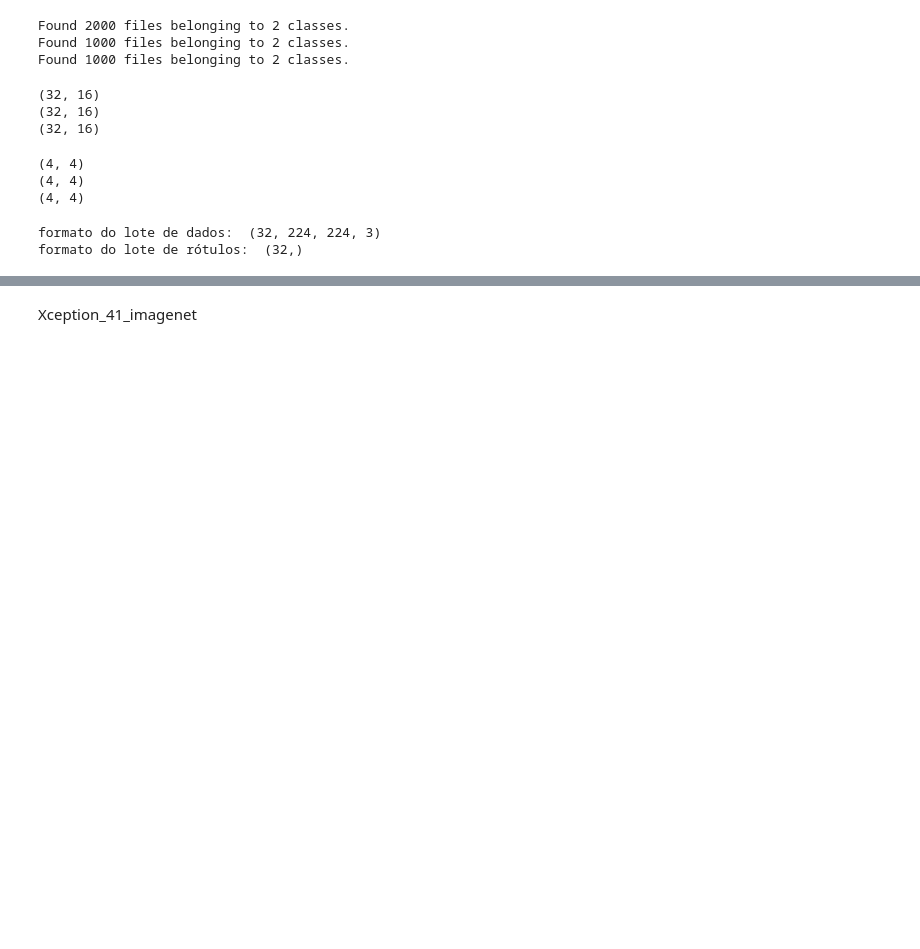
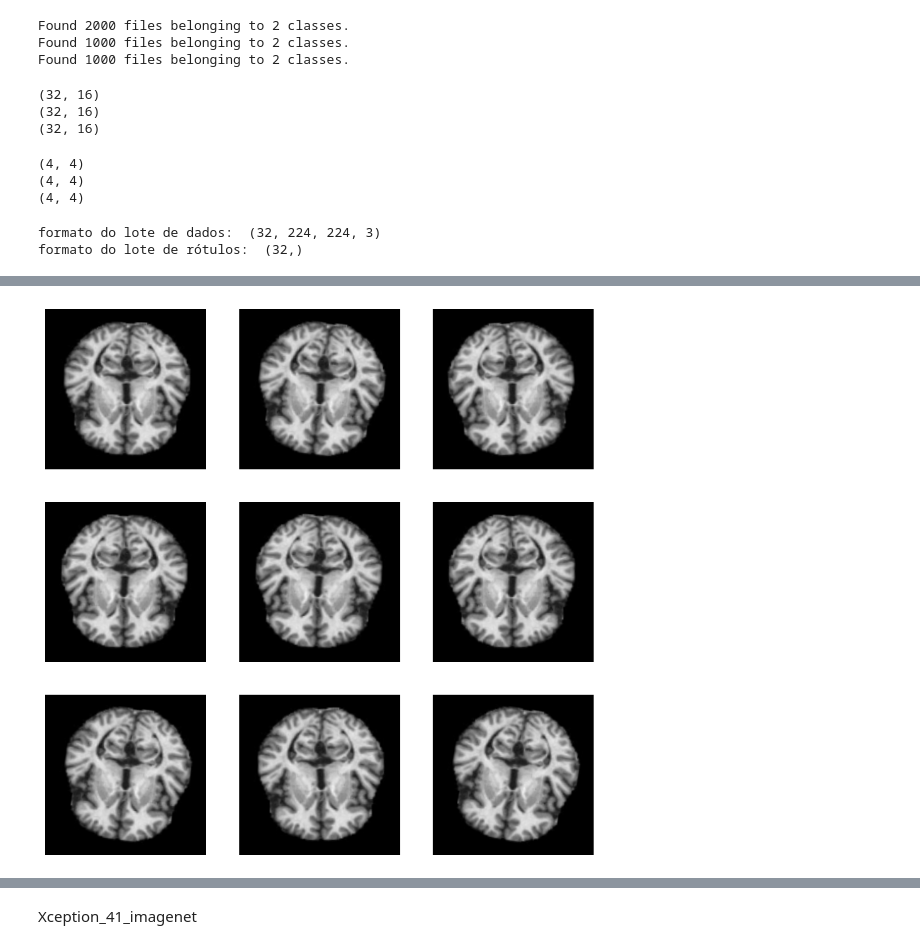
Before and after one commit to GuiOlympio/Classificacao_mri_alzheimer_cnn, a Jupyter notebook: IcGuilherme.ipynb, the cells around one changed output, grey strips where cells are left out. Drawn from its saved outputs; the diff is of its cells as text; code cells hidden in the pictures; blank space fills up the shorter version.

```diff
--- a/IcGuilherme.ipynb
+++ b/IcGuilherme.ipynb
@@ -418,14 +433,18 @@ aumento_dados_treinamento = aumento_dados_treinamento.prefetch(
 # %%
 plt.figure(figsize=(10, 10))
 
 for lote_imagens, _ in aumento_dados_treinamento.take(1):
   imagens = lote_imagens[0]
   for i in range(9):
     ax = plt.subplot(3, 3, i + 1)
-    imagem_aumentada, _ = aumento_dados(imagens, None)
-    imagem_aumentada = keras.ops.convert_to_numpy(imagem_aumentada)
+    # Adiciona uma dimensão de lote à imagem única para que o modelo Sequential a processe corretamente
+    imagem_aumentada, _ = aumento_dados(tf.expand_dims(imagens, 0), None)
+    # Remove a dimensão de lote extra antes de converter para numpy para exibição
+    imagem_aumentada = keras.ops.convert_to_numpy(imagem_aumentada[0])
     plt.imshow(imagem_aumentada.astype("uint8"))
     plt.axis("off")
+# %% [output]
+[figure, added]
 # %%
 entradas = keras.Input(shape=(224, 224,3))
 
```
Also changed, not shown: parts of 22 cells of this notebook.
